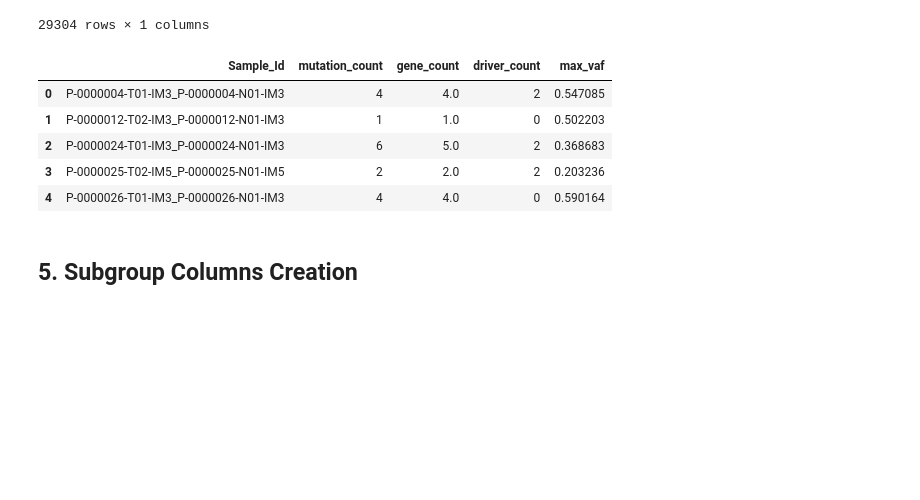
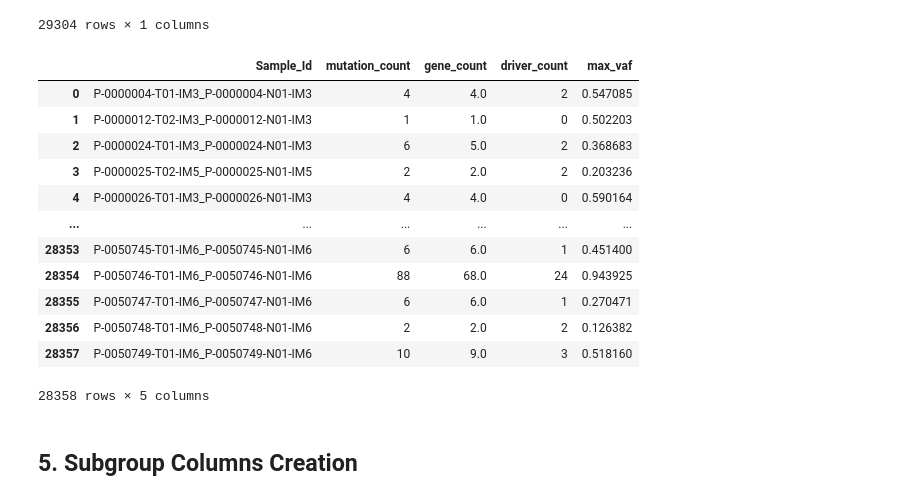
Before and after one commit to emilecohen/mskimpact_tp53_exploration, a Jupyter notebook: analysis/dataframe_generation/master_file_creation.ipynb, the cells around one changed output. Saved outputs shown, nothing was run; the diff lists cells and outputs as text; code cells hidden in the pictures; blank space fills up the shorter version.

```diff
--- a/analysis/dataframe_generation/master_file_creation.ipynb
+++ b/analysis/dataframe_generation/master_file_creation.ipynb
@@ -598,14 +557,22 @@ def create_computed_metrics(path):
     return computed_metrics
 # %%
 computed_metrics = create_computed_metrics(data_path + 'merged_data/maf_cohort.pkl')
-computed_metrics.head()
-# %% [output]
-|  | Sample_Id | mutation_count | gene_count | driver_count | max_vaf |
-| 0 | P-0000004-T01-IM3_P-0000004-N01-IM3 | 4 | 4.0 | 2 | 0.547085 |
-| 1 | P-0000012-T02-IM3_P-0000012-N01-IM3 | 1 | 1.0 | 0 | 0.502203 |
-| 2 | P-0000024-T01-IM3_P-0000024-N01-IM3 | 6 | 5.0 | 2 | 0.368683 |
-| 3 | P-0000025-T02-IM5_P-0000025-N01-IM5 | 2 | 2.0 | 2 | 0.203236 |
-| 4 | P-0000026-T01-IM3_P-0000026-N01-IM3 | 4 | 4.0 | 0 | 0.590164 |
+# %%
+computed_metrics
+# %% [output]
+|  | Sample_Id | mutation_count | gene_count | driver_count | max_vaf |
+| 0 | P-0000004-T01-IM3_P-0000004-N01-IM3 | 4 | 4.0 | 2 | 0.547085 |
+| 1 | P-0000012-T02-IM3_P-0000012-N01-IM3 | 1 | 1.0 | 0 | 0.502203 |
+| 2 | P-0000024-T01-IM3_P-0000024-N01-IM3 | 6 | 5.0 | 2 | 0.368683 |
+| 3 | P-0000025-T02-IM5_P-0000025-N01-IM5 | 2 | 2.0 | 2 | 0.203236 |
+| 4 | P-0000026-T01-IM3_P-0000026-N01-IM3 | 4 | 4.0 | 0 | 0.590164 |
+| ... | ... | ... | ... | ... | ... |
+| 28353 | P-0050745-T01-IM6_P-0050745-N01-IM6 | 6 | 6.0 | 1 | 0.451400 |
+| 28354 | P-0050746-T01-IM6_P-0050746-N01-IM6 | 88 | 68.0 | 24 | 0.943925 |
+| 28355 | P-0050747-T01-IM6_P-0050747-N01-IM6 | 6 | 6.0 | 1 | 0.270471 |
+| 28356 | P-0050748-T01-IM6_P-0050748-N01-IM6 | 2 | 2.0 | 2 | 0.126382 |
+| 28357 | P-0050749-T01-IM6_P-0050749-N01-IM6 | 10 | 9.0 | 3 | 0.518160 |
+28358 rows × 5 columns
 # %% [markdown]
 ## 5. Subgroup Columns Creation
 # %% [markdown]
```
Also changed, not shown: parts of 24 cells of this notebook, 2 other files.
